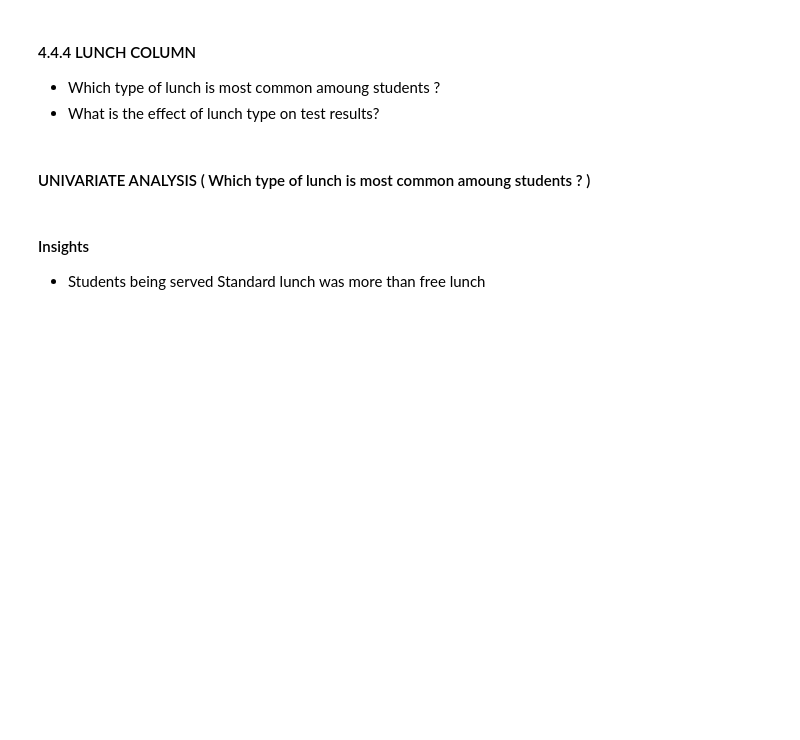
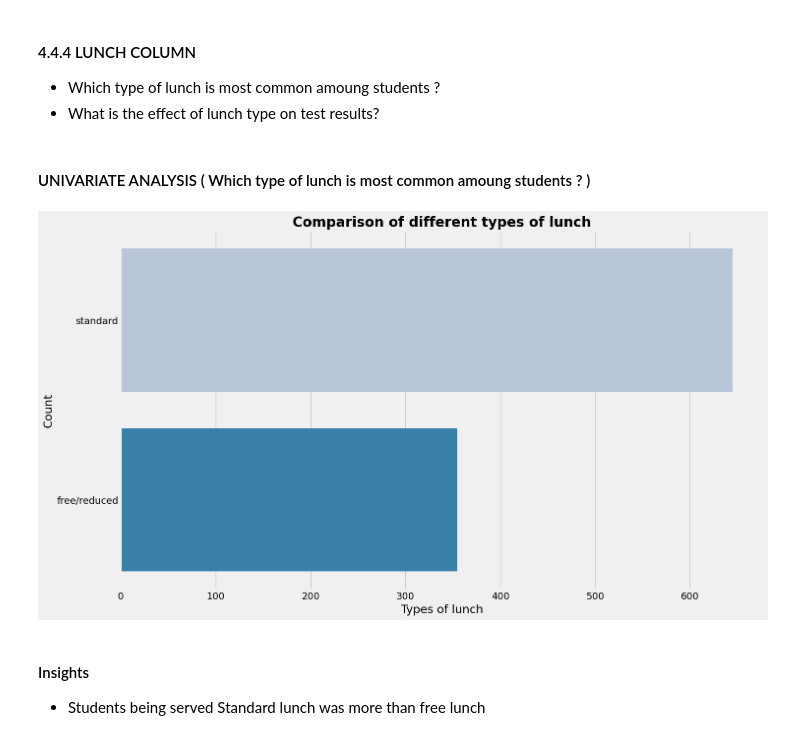
Before and after one commit to poojap13/MLProject, a Jupyter notebook: notebook/1 . EDA STUDENT PERFORMANCE .ipynb, the cells around one changed output. Drawn from its saved outputs; the diff is of its cells as text; code cells hidden in the pictures; blank space fills up the shorter version.

```diff
--- a/notebook/1 . EDA STUDENT PERFORMANCE .ipynb
+++ b/notebook/1 . EDA STUDENT PERFORMANCE .ipynb
@@ -557,13 +570,22 @@ TypeError: agg function failed [how->mean,dtype->object]
 # %% [markdown]
 #### UNIVARIATE ANALYSIS ( Which type of lunch is most common amoung students ? )
 # %%
+
+# Set figure size
 plt.rcParams['figure.figsize'] = (15, 9)
-plt.style.use('seaborn-talk')
-sns.countplot(df['lunch'], palette = 'PuBu')
-plt.title('Comparison of different types of lunch', fontweight = 30, fontsize = 20)
-plt.xlabel('types of lunch')
-plt.ylabel('count')
+
+# Plotting with Seaborn
+sns.countplot(df['lunch'], palette='PuBu')
+
+# Adding title and labels
+plt.title('Comparison of different types of lunch', fontweight='bold', fontsize=20)
+plt.xlabel('Types of lunch')
+plt.ylabel('Count')
+
+# Display the plot
 plt.show()
+# %% [output]
+[figure, added]
 # %% [markdown]
 #### Insights
 - Students being served Standard lunch was more than free lunch
```
Also changed, not shown: parts of 5 cells of this notebook, 54 other files.
